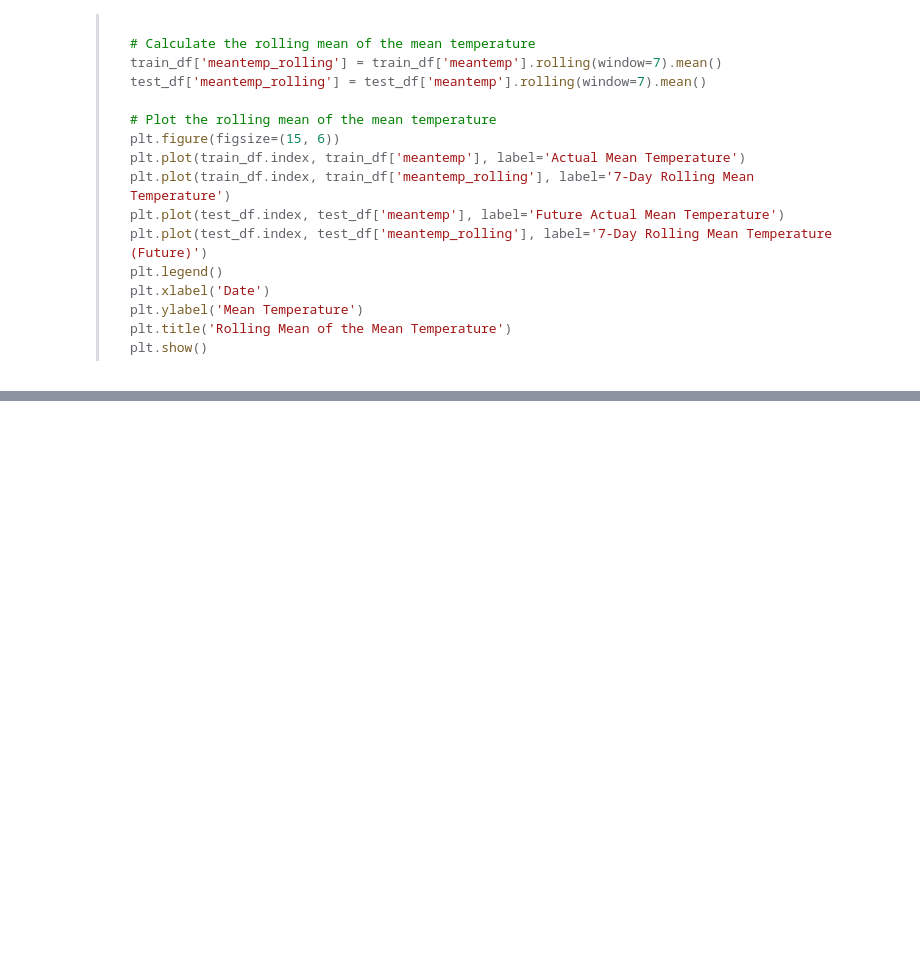
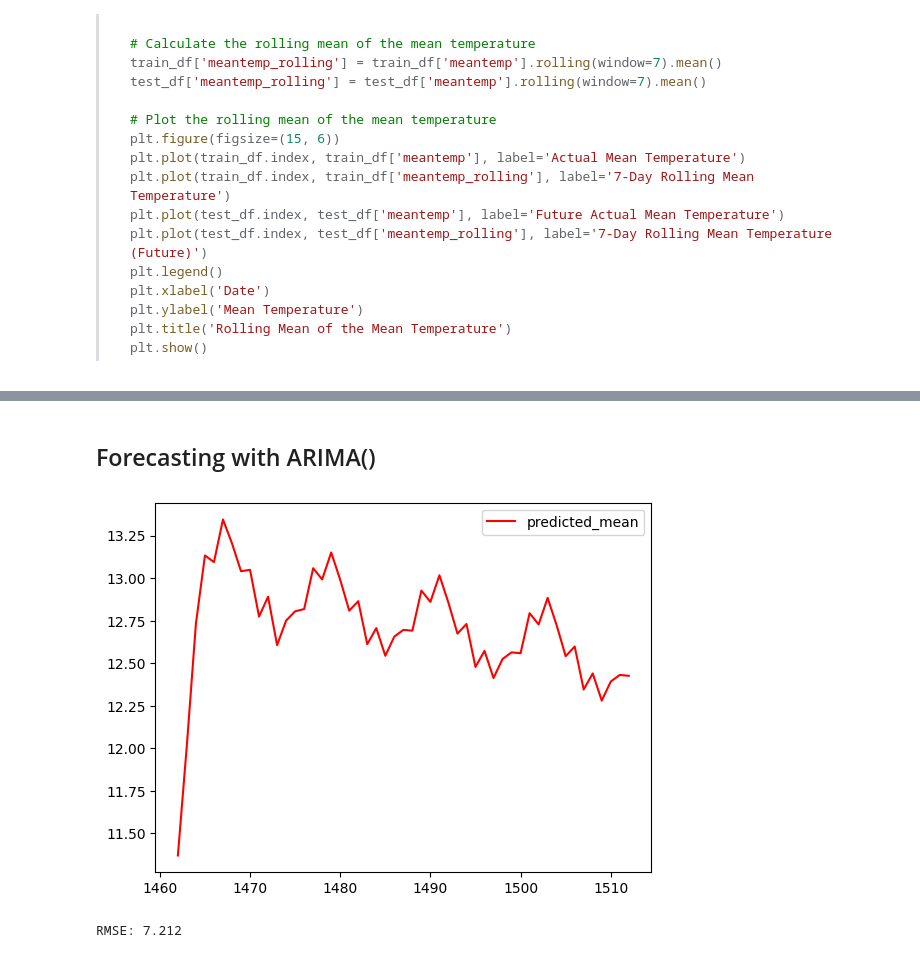
Before and after one commit to arielwendichansky/DI_Bootcamp, a Jupyter notebook: Week9/Day3/Daily_challenge/Advanced_Time_Series_Forecast.ipynb, the cells around one changed output, grey strips where cells are left out. Saved outputs shown, nothing was run; the diff lists cells and outputs as text; code cells hidden in the pictures; blank space fills up the shorter version.

```diff
--- a/Week9/Day3/Daily_challenge/Advanced_Time_Series_Forecast.ipynb
+++ b/Week9/Day3/Daily_challenge/Advanced_Time_Series_Forecast.ipynb
@@ -371,0 +555,33 @@ plt.show()
+# %% [markdown]
+## Forecasting with ARIMA()
+# %%
+import numpy as np
+from sklearn.metrics import mean_squared_error
+from statsmodels.tsa.statespace.sarimax import SARIMAX
+import matplotlib.pyplot as plt
+
+
+# Fit the SARIMA model
+model = SARIMAX(X['meantemp'], order=(5, 1, 1), seasonal_order=(1, 1, 1, 12))
+result = model.fit()
+
+# Forecast the mean temperature
+forecast = result.predict(start=len(X['meantemp']), end=len(X['meantemp']) + 50)
+
+# Plot the forecast
+forecast.plot(color='red', legend=True)
+plt.show()
+
+# Assuming y_test is the test set containing the actual values of 'meantemp'
+# and the length of y_test is 51 to match the forecast period
+
+# For the sake of demonstration, let's create a dummy y_test with the same length
+# In practice, you should have actual test data
+y_test = X['meantemp'].iloc[-51:]  # Adjust this as per your actual test data
+
+# Calculate the RMSE
+rmse = np.sqrt(mean_squared_error(y_test, forecast))
+print('RMSE: %.3f' % rmse)
+# %% [output]
+[figure, added]
+RMSE: 7.212
```
Also changed, not shown: parts of 13 cells of this notebook.
